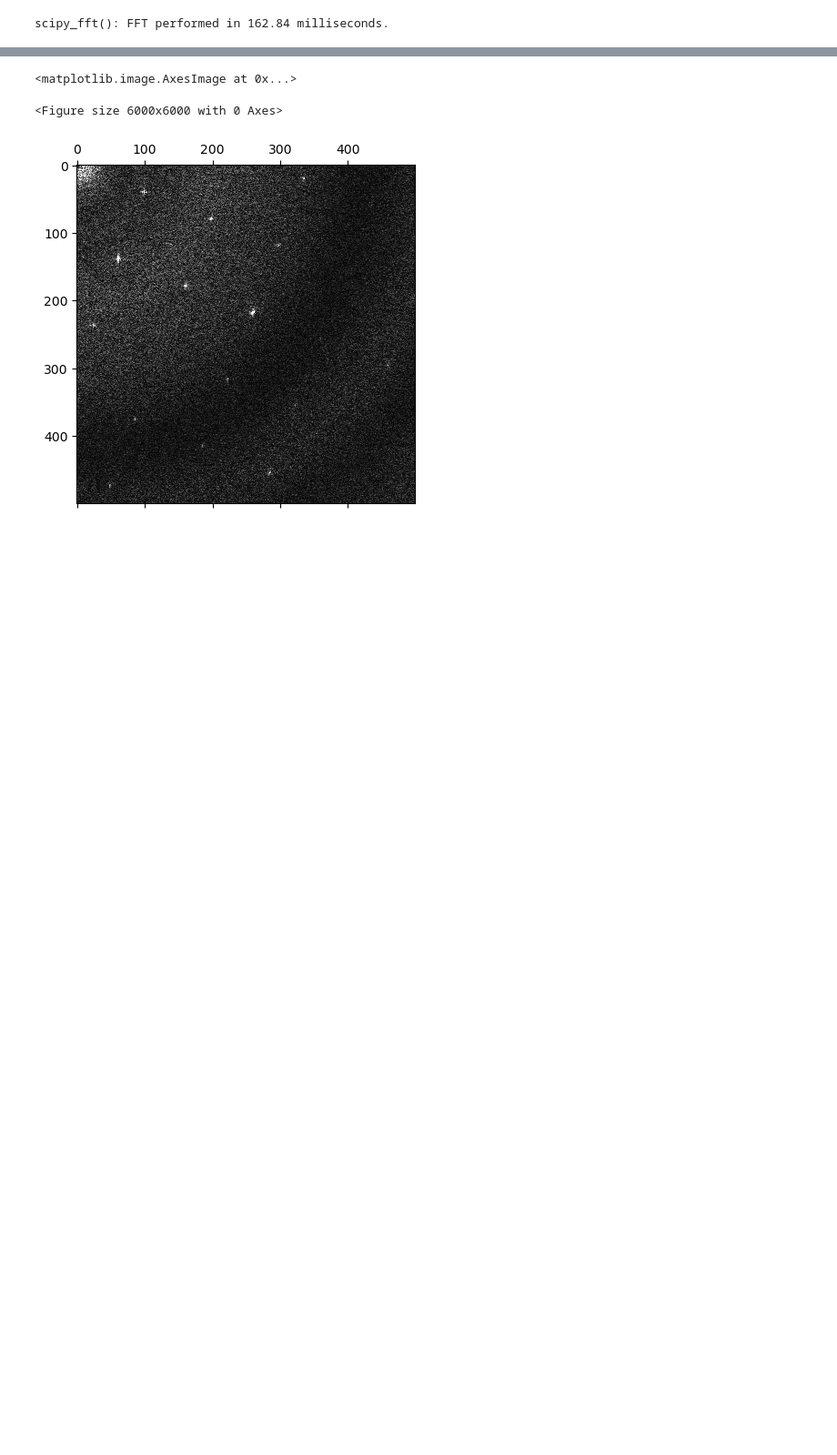
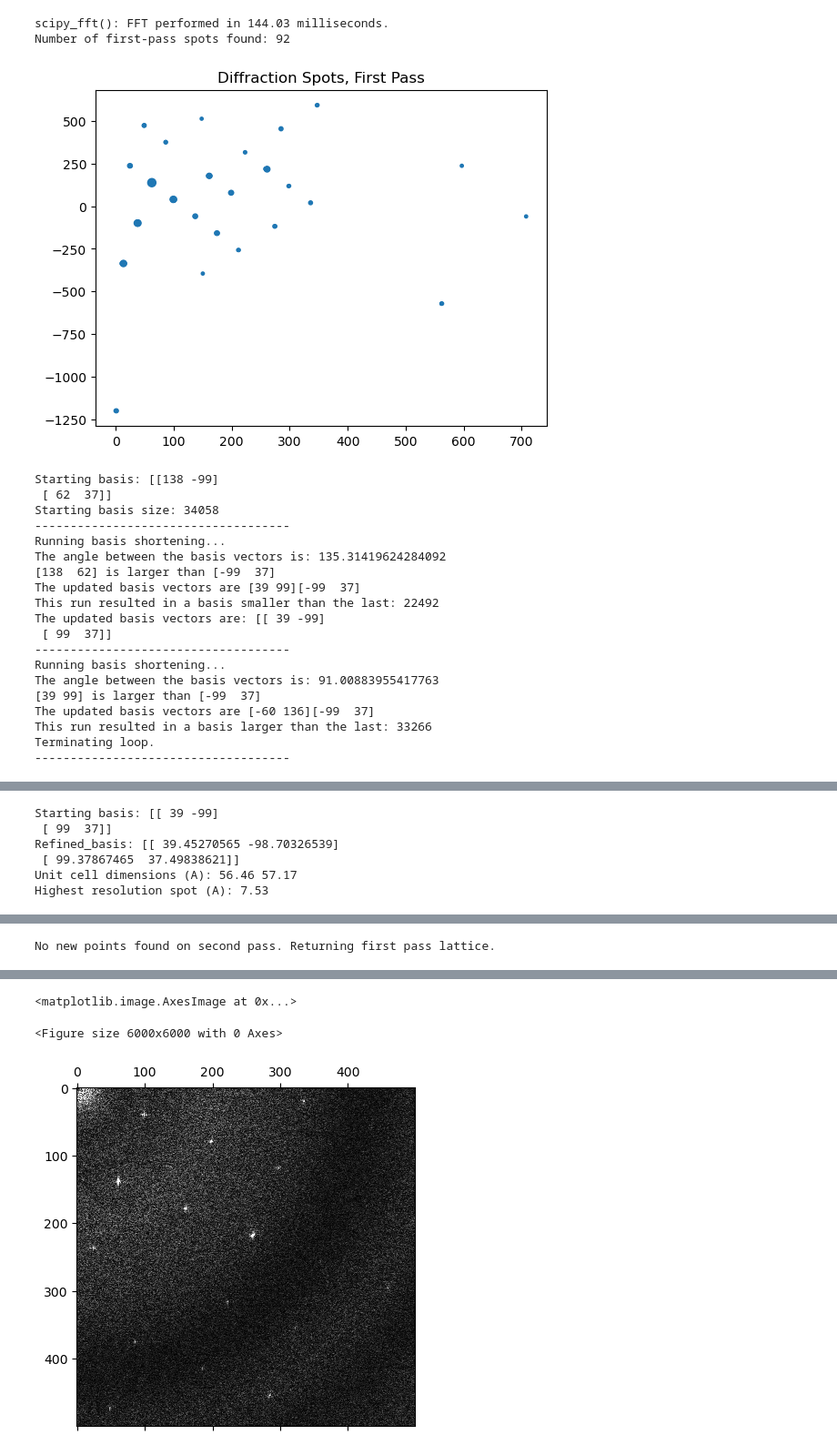
Before and after one commit to r-karimi/saxtal, a Jupyter notebook: troubleshoot_incomplete_masking.ipynb, the cells around one changed output, grey strips where cells are left out. Shown at 91% size. Saved outputs shown, nothing was run; the diff lists cells and outputs as text; code cells hidden in the pictures; blank space fills up the shorter version.

```diff
--- a/troubleshoot_incomplete_masking.ipynb
+++ b/troubleshoot_incomplete_masking.ipynb
@@ -50,4 +48,63 @@ image, header = sax.import_mrc(filename)
-# %%
-padded_fft = sax.scipy_fft(image, verbose, threads)
-# %% [output]
-scipy_fft(): FFT performed in 162.84 milliseconds.
+# %%
+# Import the image
+image, header = sax.import_mrc(filename)
+
+# Perform an FFT of the image
+padded_fft = sax.scipy_fft(image, verbose, threads)
+
+# Subtract the FFT from a Gaussian-smoothed FFT
+log_diff_spectrum, smoothed_spectrum = sax.generate_diff_spectrum(padded_fft, sigma)
+
+# Find diffraction spots
+if threshold_method == "quantile":
+    diffraction_indices, diffraction_amplitudes = sax.find_diffraction_spots_quantile(log_diff_spectrum, quantile, x_window_percent, y_window_percent)
+if threshold_method == "sd":
+    diffraction_indices, diffraction_amplitudes = sax.find_diffraction_spots_sd(log_diff_spectrum, num_sd, x_window_percent, y_window_percent)
+
+# Return some info if function is verbose
+if verbose:
+    print("Number of first-pass spots found: " + str(diffraction_indices.shape[1]))
+
+
+# Look for the first lattice
+combined_nonredundant_lattice, unit_cell_dimensions, highest_resolution = sax.find_lattice(diffraction_indices,
+                                                                                       diffraction_amplitudes,
+                                                                                       log_diff_spectrum,
+                                                                                       pixel_size,
+                                                                                       show_plots=show_plots,
+                                                                                       verbose=verbose,
+                                                                                       num_sd_secondpass=num_sd_secondpass,
+                                                                                       miller_index_buffer=miller_index_buffer,
+                                                                                       box_radius=box_radius,
+                                                                                       min_lattice_size=min_lattice_size,
+                                                                                       epsilon=epsilon)
+
+# Store the results in arrays
+unit_cell_dimensions_array = np.array(unit_cell_dimensions)
+highest_resolution_array = np.array([highest_resolution])
+
+# Generate the mask indices
+mask_indices_array = sax.generate_lattice_mask_indices(combined_nonredundant_lattice, mask_radius)
+# %% [output]
+scipy_fft(): FFT performed in 144.03 milliseconds.
+Number of first-pass spots found: 92
+[figure, added]
+Starting basis: [[138 -99]
+ [ 62  37]]
+Starting basis size: 34058
+------------------------------------
+Running basis shortening...
+The angle between the basis vectors is: 135.31419624284092
+[138  62] is larger than [-99  37]
+The updated basis vectors are [39 99][-99  37]
+This run resulted in a basis smaller than the last: 22492
+The updated basis vectors are: [[ 39 -99]
+ [ 99  37]]
+------------------------------------
+Running basis shortening...
+The angle between the basis vectors is: 91.00883955417763
+[39 99] is larger than [-99  37]
+The updated basis vectors are [-60 136][-99  37]
+This run resulted in a basis larger than the last: 33266
+Terminating loop.
+------------------------------------
@@ -53,0 +112,6 @@ scipy_fft(): FFT performed in 162.84 milliseconds.
+Starting basis: [[ 39 -99]
+ [ 99  37]]
+Refined_basis: [[ 39.45270565 -98.70326539]
+ [ 99.37867465  37.49838621]]
+Unit cell dimensions (A): 56.46 57.17
+Highest resolution spot (A): 7.53
@@ -53,0 +119 @@ scipy_fft(): FFT performed in 162.84 milliseconds.
+No new points found on second pass. Returning first pass lattice.
```
Also changed, not shown: parts of 15 cells of this notebook, 2 other files.
